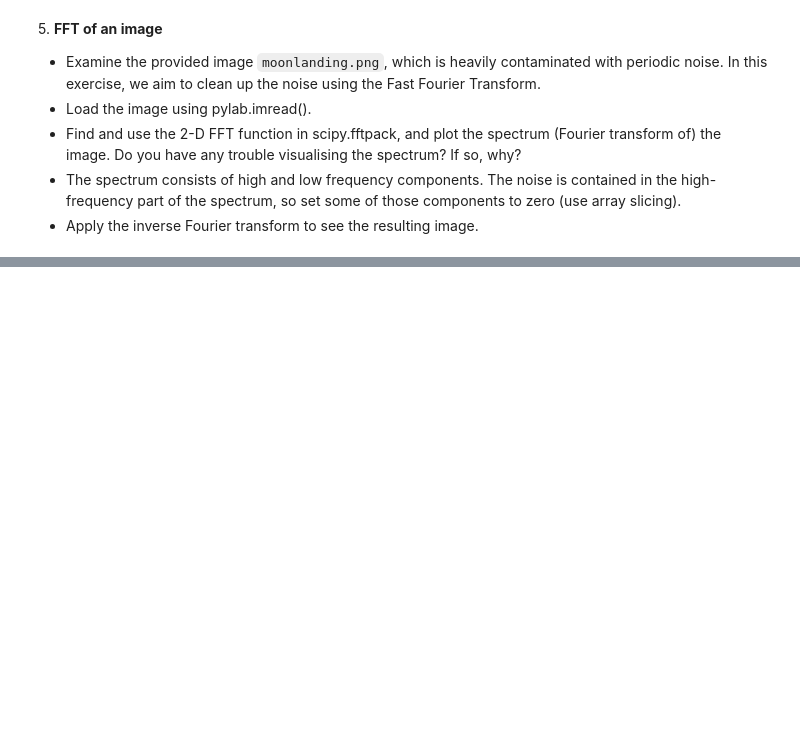
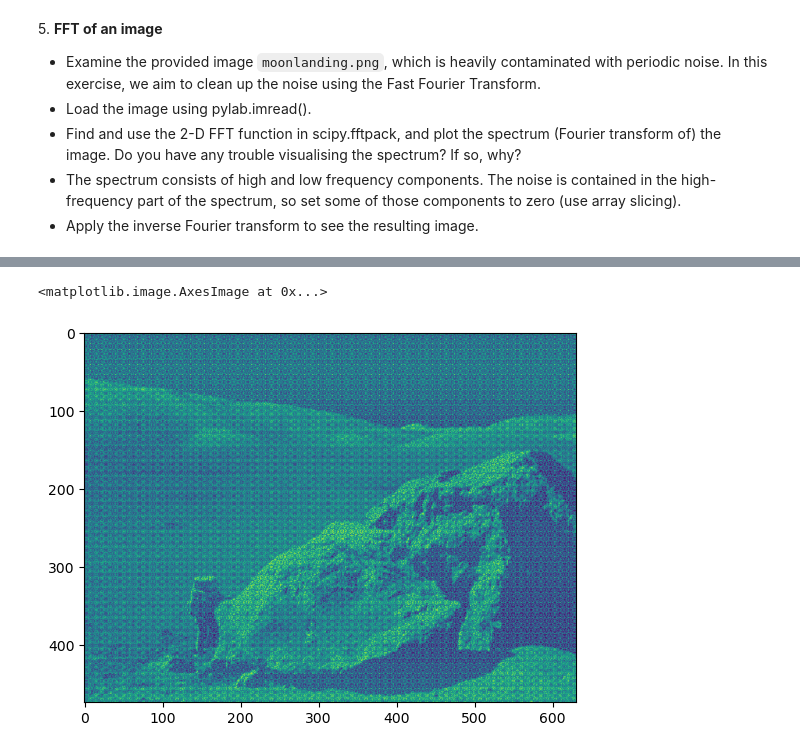
Before and after one commit to angelabortolato/LaboratoryOfComputationalPhysics_A, a Jupyter notebook: 09ex_Algorithms.ipynb, the cells around one changed output, grey strips where cells are left out. Saved outputs shown, nothing was run; the diff lists cells and outputs as text; code cells hidden in the pictures; blank space fills up the shorter version.

```diff
--- a/09ex_Algorithms.ipynb
+++ b/09ex_Algorithms.ipynb
@@ -306,0 +263,6 @@ plt.imshow(filtered_image)
+# %%
+filt_image= fftpack.ifft2(filter_im_fft).real
+plt.imshow(filt_image)
+# %% [output]
+<matplotlib.image.AxesImage at 0x...>
+[figure, added]
```
Also changed, not shown: parts of 7 cells of this notebook.
